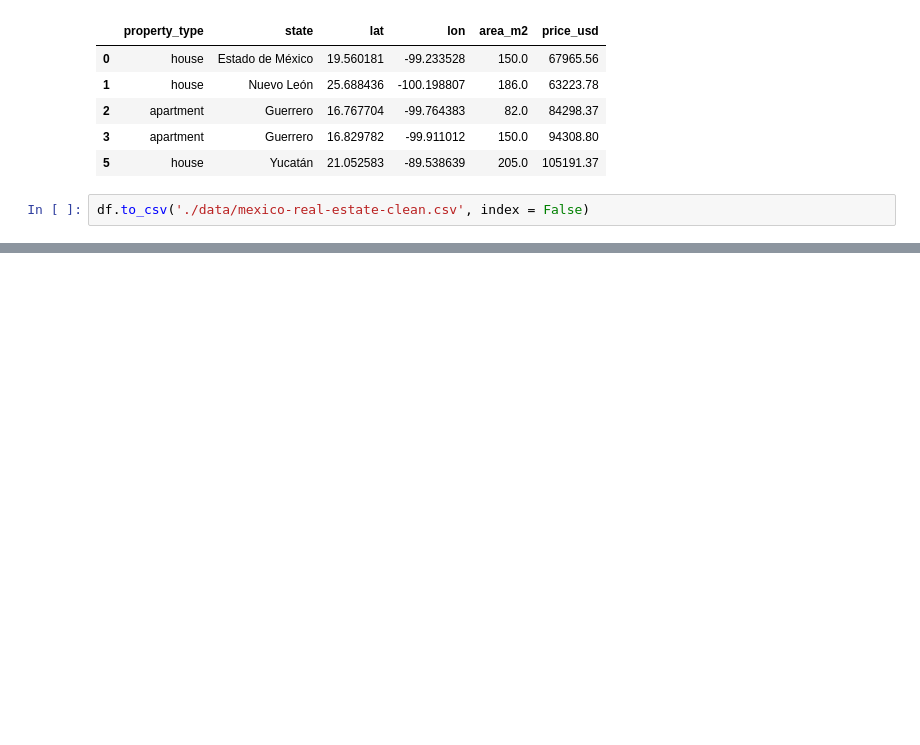
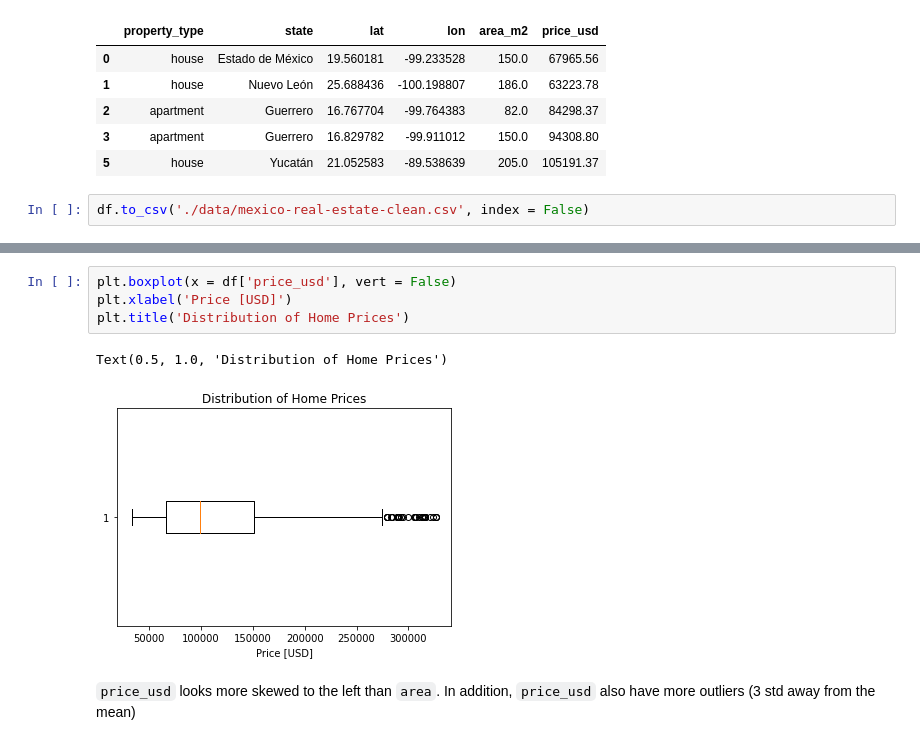
Before and after one commit to nolanspecter/data_science_projects, a Jupyter notebook: Housing in Mexico/housing_in_mexico.ipynb, the cells around one changed output, grey strips where cells are left out. Saved outputs shown, nothing was run; the diff lists cells and outputs as text; blank space fills up the shorter version.

```diff
--- a/Housing in Mexico/housing_in_mexico.ipynb
+++ b/Housing in Mexico/housing_in_mexico.ipynb
@@ -187,0 +263,9 @@ df.to_csv('./data/mexico-real-estate-clean.csv', index = False)
+# %%
+plt.boxplot(x = df['price_usd'], vert = False)
+plt.xlabel('Price [USD]')
+plt.title('Distribution of Home Prices')
+# %% [output]
+Text(0.5, 1.0, 'Distribution of Home Prices')
+[figure, added]
+# %% [markdown]
+`price_usd` looks more skewed to the left than `area`. In addition, `price_usd` also have more outliers (3 std away from the mean)
```
Also changed, not shown: parts of 12 cells of this notebook.
